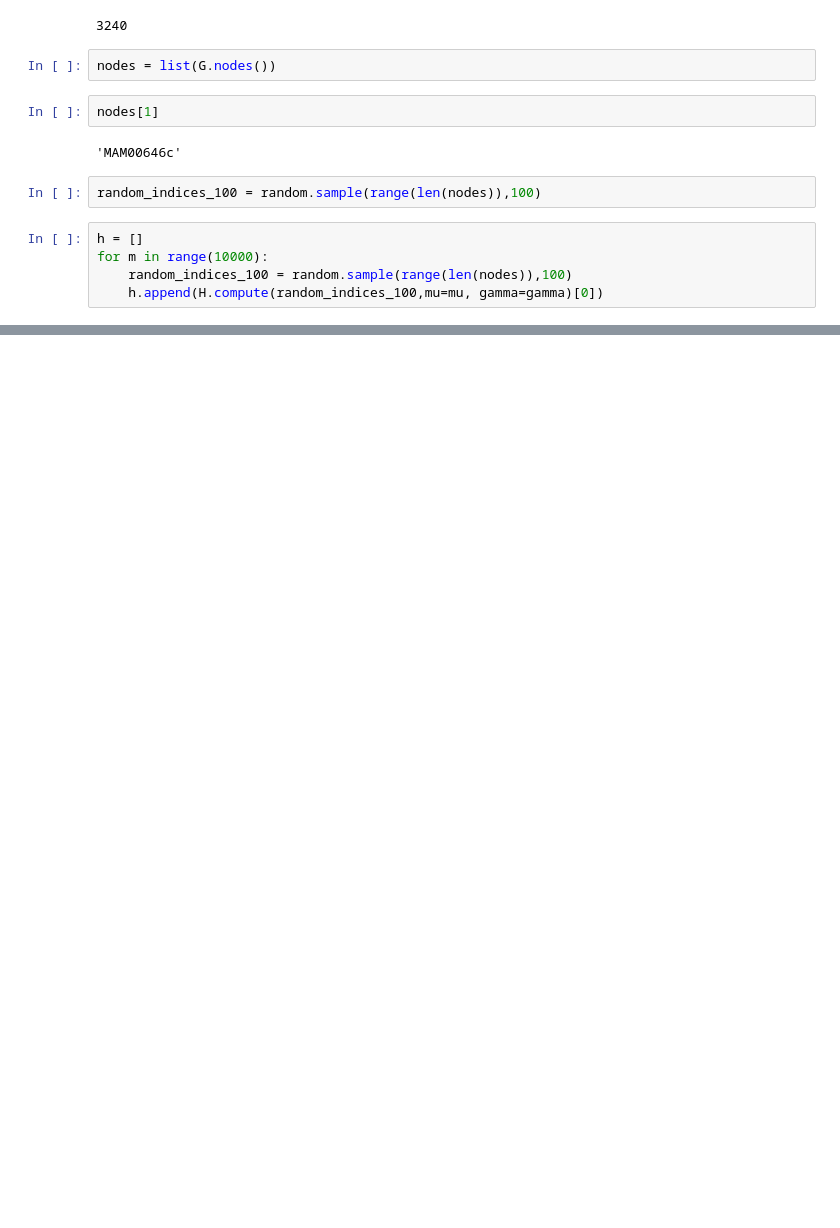
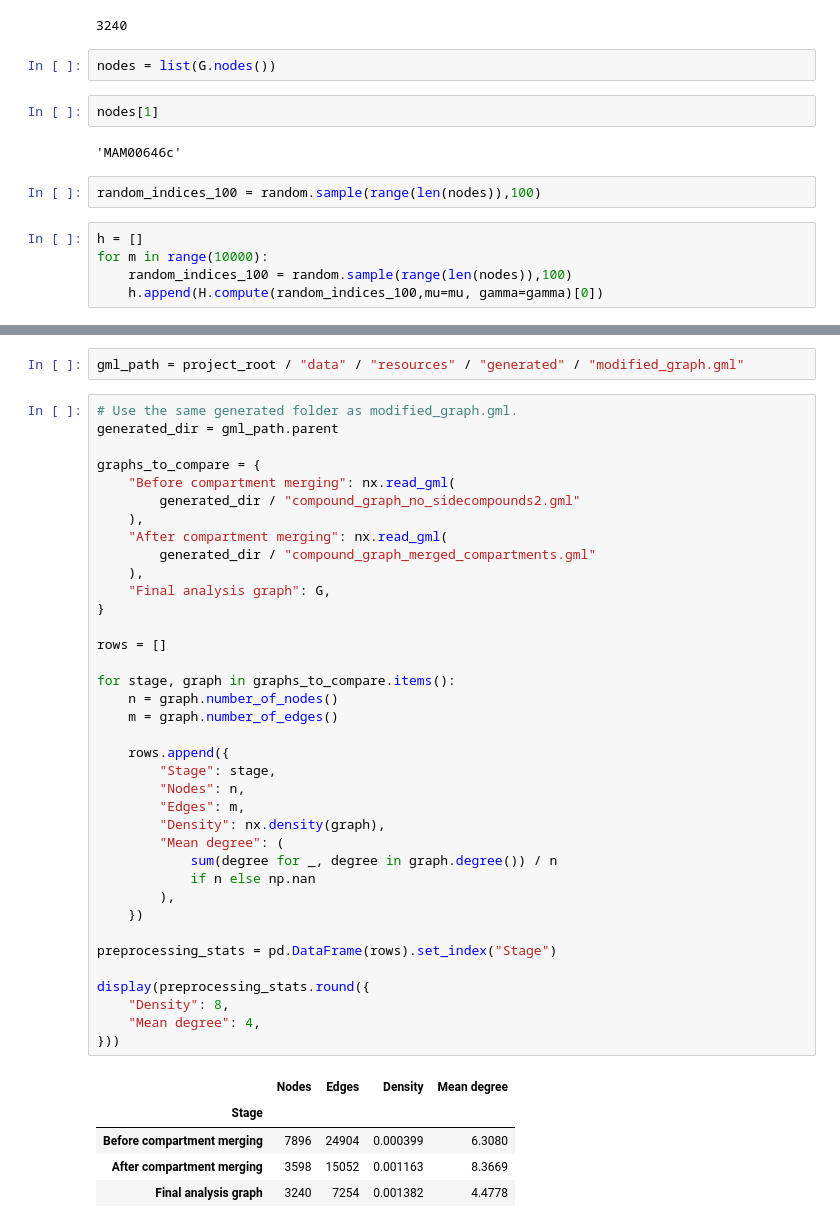
Before and after one commit to SamSaladino/Effective-Topological-Coverage-ETC, a Jupyter notebook: notebooks/00_HUMAN1_properties.ipynb, the cells around one changed output, grey strips where cells are left out. Drawn from its saved outputs; the diff is of its cells as text; blank space fills up the shorter version.

```diff
--- a/notebooks/00_HUMAN1_properties.ipynb
+++ b/notebooks/00_HUMAN1_properties.ipynb
@@ -434,0 +490,45 @@ Saved histogram to: /home/scostagonza/Documents/ETC/Effective-Topological-Covera
+# %%
+gml_path = project_root / "data" / "resources" / "generated" / "modified_graph.gml"
+# %%
+# Use the same generated folder as modified_graph.gml.
+generated_dir = gml_path.parent
+
+graphs_to_compare = {
+    "Before compartment merging": nx.read_gml(
+        generated_dir / "compound_graph_no_sidecompounds2.gml"
+    ),
+    "After compartment merging": nx.read_gml(
+        generated_dir / "compound_graph_merged_compartments.gml"
+    ),
+    "Final analysis graph": G,
+}
+
+rows = []
+
+for stage, graph in graphs_to_compare.items():
+    n = graph.number_of_nodes()
+    m = graph.number_of_edges()
+
+    rows.append({
+        "Stage": stage,
+        "Nodes": n,
+        "Edges": m,
+        "Density": nx.density(graph),
+        "Mean degree": (
+            sum(degree for _, degree in graph.degree()) / n
+            if n else np.nan
+        ),
+    })
+
+preprocessing_stats = pd.DataFrame(rows).set_index("Stage")
+
+display(preprocessing_stats.round({
+    "Density": 8,
+    "Mean degree": 4,
+}))
+# %% [output]
+|  | Nodes | Edges | Density | Mean degree |
+| Stage |  |  |  |  |
+| Before compartment merging | 7896 | 24904 | 0.000399 | 6.3080 |
+| After compartment merging | 3598 | 15052 | 0.001163 | 8.3669 |
+| Final analysis graph | 3240 | 7254 | 0.001382 | 4.4778 |
```
Also changed, not shown: parts of 4 cells of this notebook, 1 other file.
